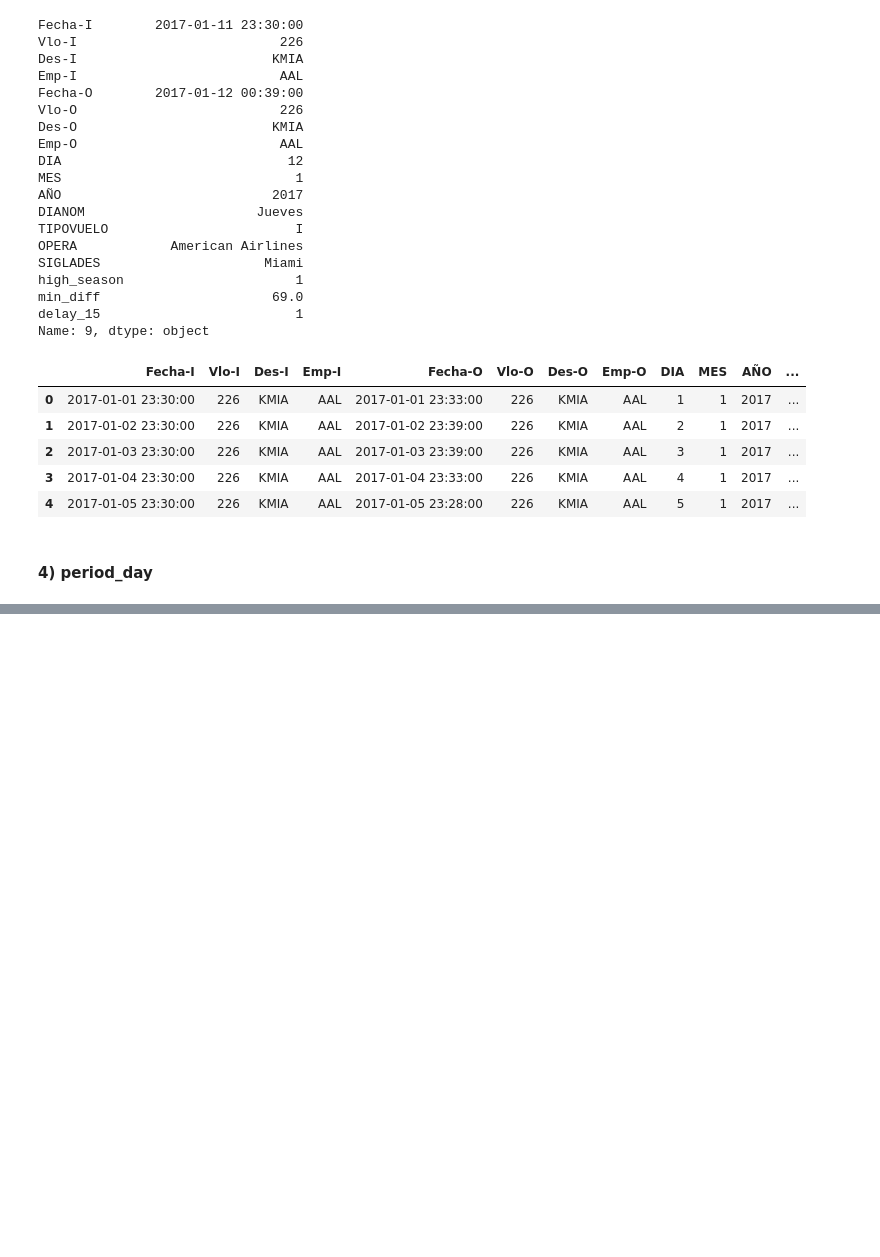
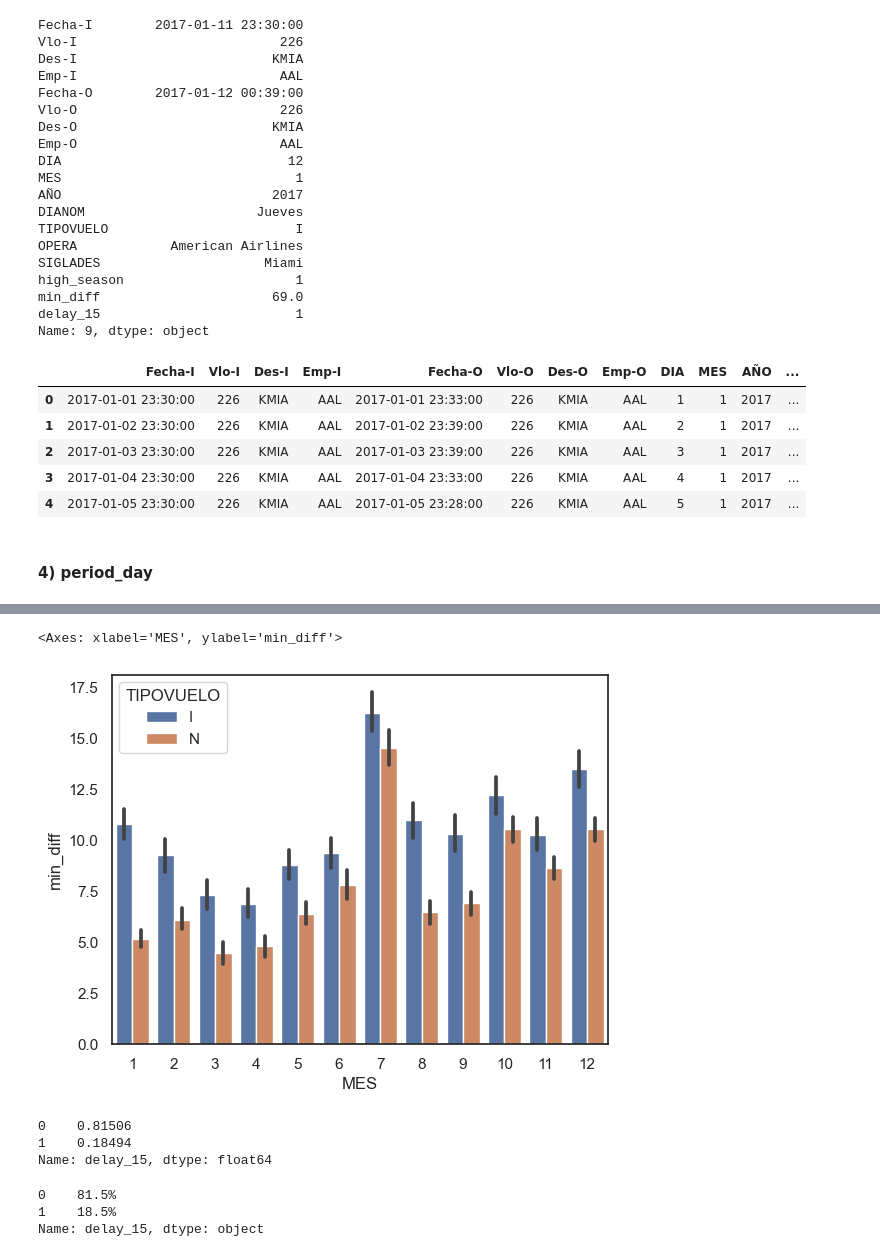
Before and after one commit to franejara/challenge-data-scientist, a Jupyter notebook: solution.ipynb, the cells around one changed output, grey strips where cells are left out. Cells and saved outputs as stored; diff of their text form; code cells hidden in the pictures; blank space fills up the shorter version.

```diff
--- a/solution.ipynb
+++ b/solution.ipynb
@@ -294,0 +290,27 @@ df.head()
+# %%
+# I want to see the distribution and correlation between them.
+
+#set seaborn plotting aesthetics
+sns.set(style='white')
+
+#create grouped bar chart
+sns.barplot(x='MES', y='min_diff', hue='TIPOVUELO', data=df)
+# %% [output]
+<Axes: xlabel='MES', ylabel='min_diff'>
+[figure, added]
+# %%
+# Getting the delay rate
+
+df.delay_15.value_counts(normalize=True)
+# %% [output]
+0    0.81506
+1    0.18494
+Name: delay_15, dtype: float64
+# %%
+# Now the delay rate in porcentage
+
+df.delay_15.value_counts(normalize=True).mul(100).round(1).astype(str) + '%'
+# %% [output]
+0    81.5%
+1    18.5%
+Name: delay_15, dtype: object
```
Also changed, not shown: parts of 13 cells of this notebook.
